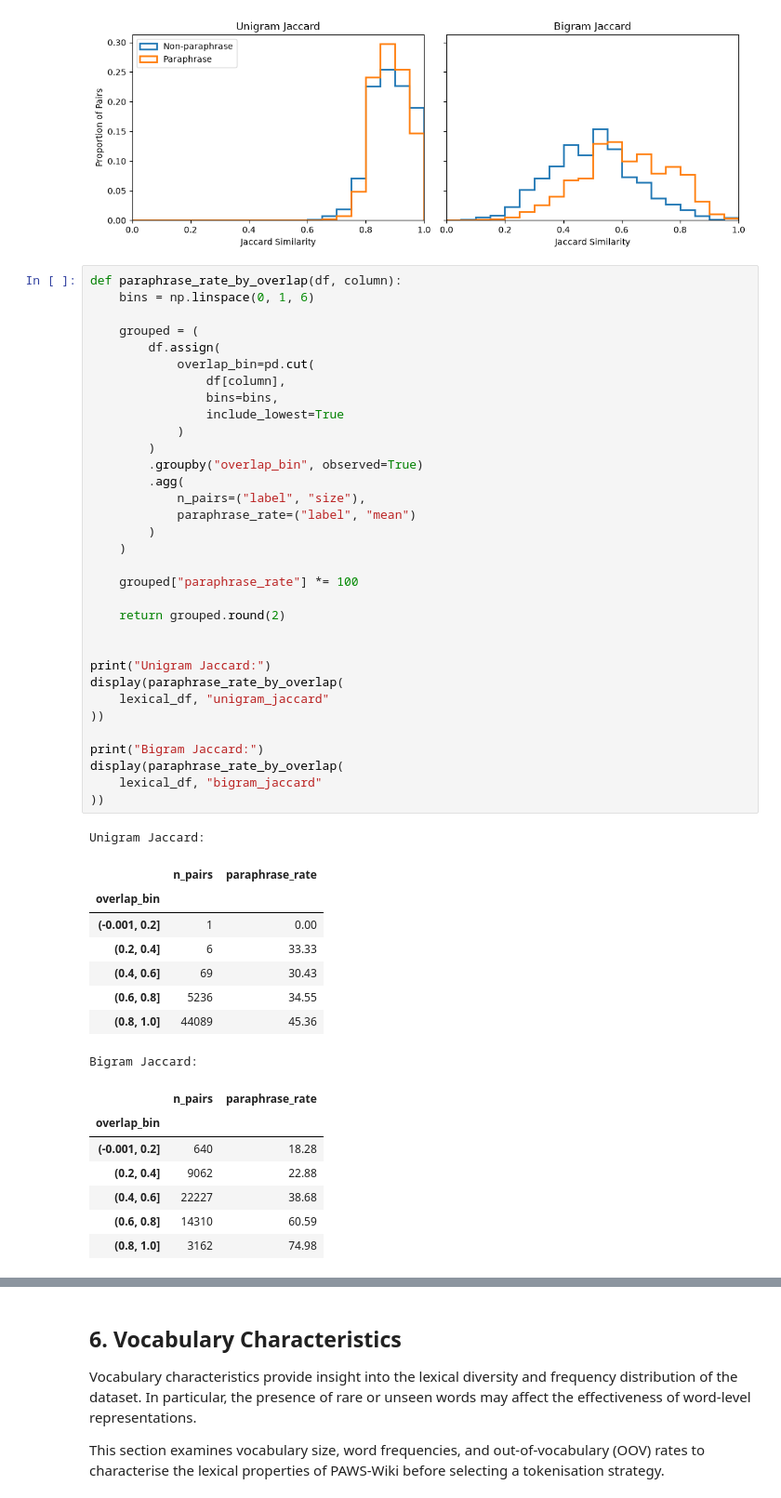
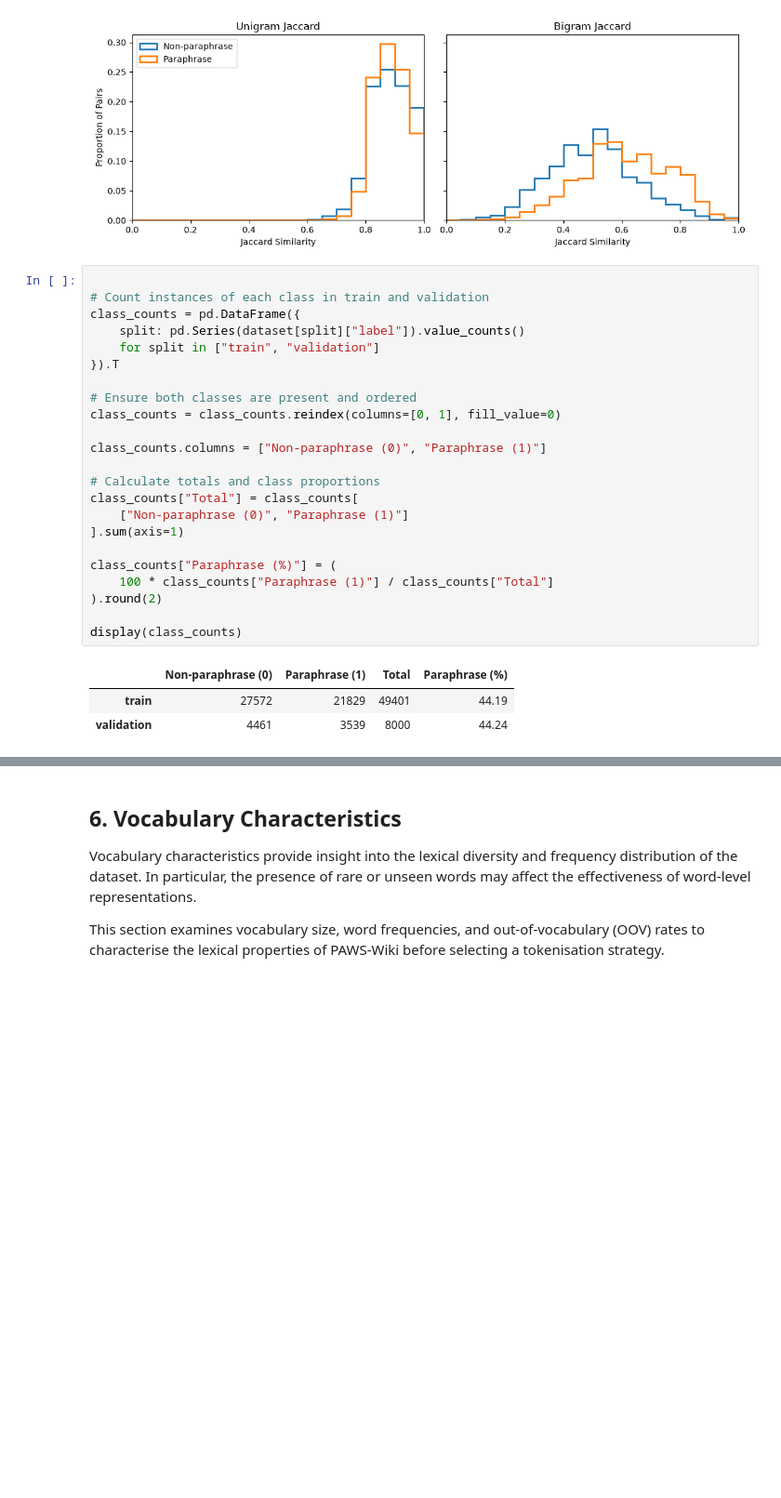
Before and after one commit to nuriallfe/nlp1, a Jupyter notebook: data_exploration.ipynb, the cells around one changed output, grey strips where cells are left out. Shown at 93% size. Drawn from its saved outputs; the diff is of its cells as text; blank space fills up the shorter version.

```diff
--- a/data_exploration.ipynb
+++ b/data_exploration.ipynb
@@ -367,52 +367,29 @@ plt.show()
 # %% [output]
 [figure]
 # %%
-def paraphrase_rate_by_overlap(df, column):
-    bins = np.linspace(0, 1, 6)
 
-    grouped = (
-        df.assign(
-            overlap_bin=pd.cut(
-                df[column],
-                bins=bins,
-                include_lowest=True
-            )
-        )
-        .groupby("overlap_bin", observed=True)
-        .agg(
-            n_pairs=("label", "size"),
-            paraphrase_rate=("label", "mean")
-        )
-    )
+# Count instances of each class in train and validation
+class_counts = pd.DataFrame({
+    split: pd.Series(dataset[split]["label"]).value_counts()
+    for split in ["train", "validation"]
+}).T
 
-    grouped["paraphrase_rate"] *= 100
+# Ensure both classes are present and ordered
+class_counts = class_counts.reindex(columns=[0, 1], fill_value=0)
 
-    return grouped.round(2)
+class_counts.columns = ["Non-paraphrase (0)", "Paraphrase (1)"]
 
+# Calculate totals and class proportions
+class_counts["Total"] = class_counts[
+    ["Non-paraphrase (0)", "Paraphrase (1)"]
+].sum(axis=1)
 
-print("Unigram Jaccard:")
-display(paraphrase_rate_by_overlap(
-    lexical_df, "unigram_jaccard"
-))
+class_counts["Paraphrase (%)"] = (
+    100 * class_counts["Paraphrase (1)"] / class_counts["Total"]
+).round(2)
 
-print("Bigram Jaccard:")
-display(paraphrase_rate_by_overlap(
-    lexical_df, "bigram_jaccard"
-))
+display(class_counts)
 # %% [output]
-Unigram Jaccard:
-|  | n_pairs | paraphrase_rate |
-| overlap_bin |  |  |
-| (-0.001, 0.2] | 1 | 0.00 |
-| (0.2, 0.4] | 6 | 33.33 |
-| (0.4, 0.6] | 69 | 30.43 |
-| (0.6, 0.8] | 5236 | 34.55 |
-| (0.8, 1.0] | 44089 | 45.36 |
+|  | Non-paraphrase (0) | Paraphrase (1) | Total | Paraphrase (%) |
+| train | 27572 | 21829 | 49401 | 44.19 |
+| validation | 4461 | 3539 | 8000 | 44.24 |
-Bigram Jaccard:
-|  | n_pairs | paraphrase_rate |
-| overlap_bin |  |  |
-| (-0.001, 0.2] | 640 | 18.28 |
-| (0.2, 0.4] | 9062 | 22.88 |
-| (0.4, 0.6] | 22227 | 38.68 |
-| (0.6, 0.8] | 14310 | 60.59 |
-| (0.8, 1.0] | 3162 | 74.98 |
```
Also changed, not shown: parts of 22 cells of this notebook, 1 other file.
